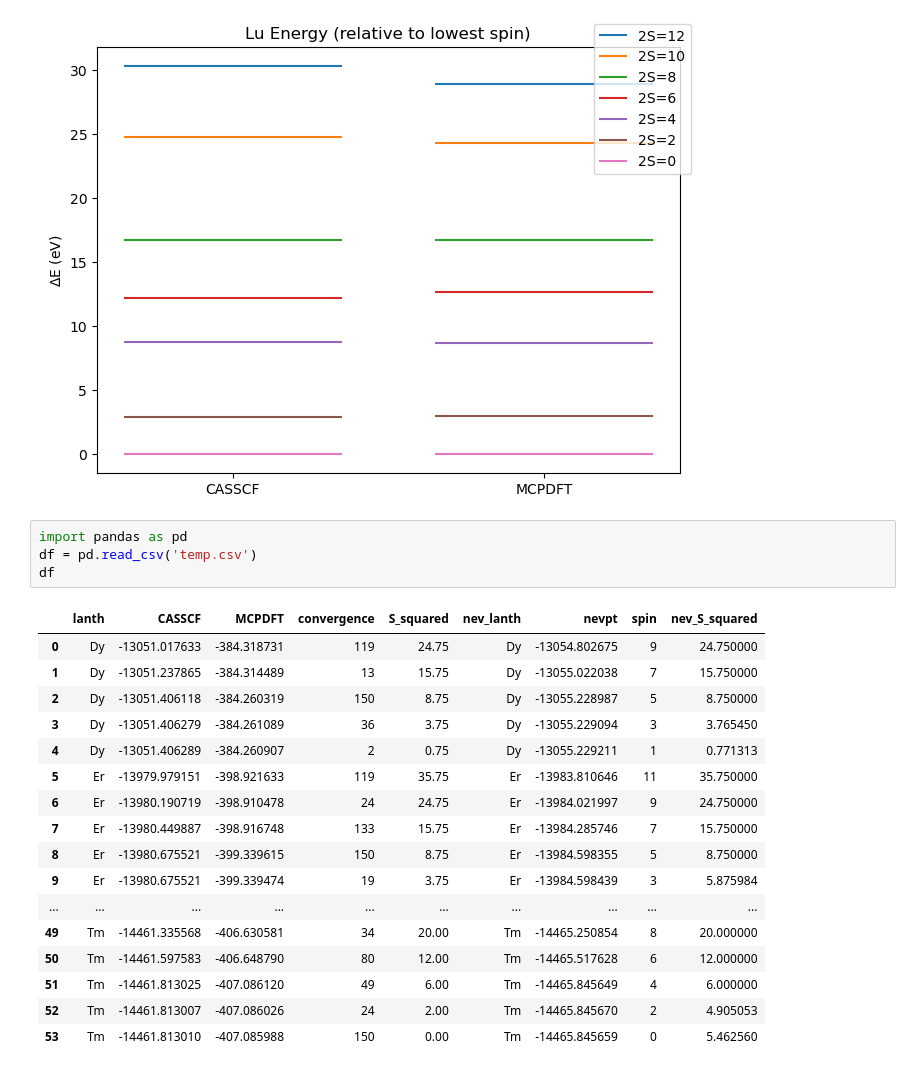
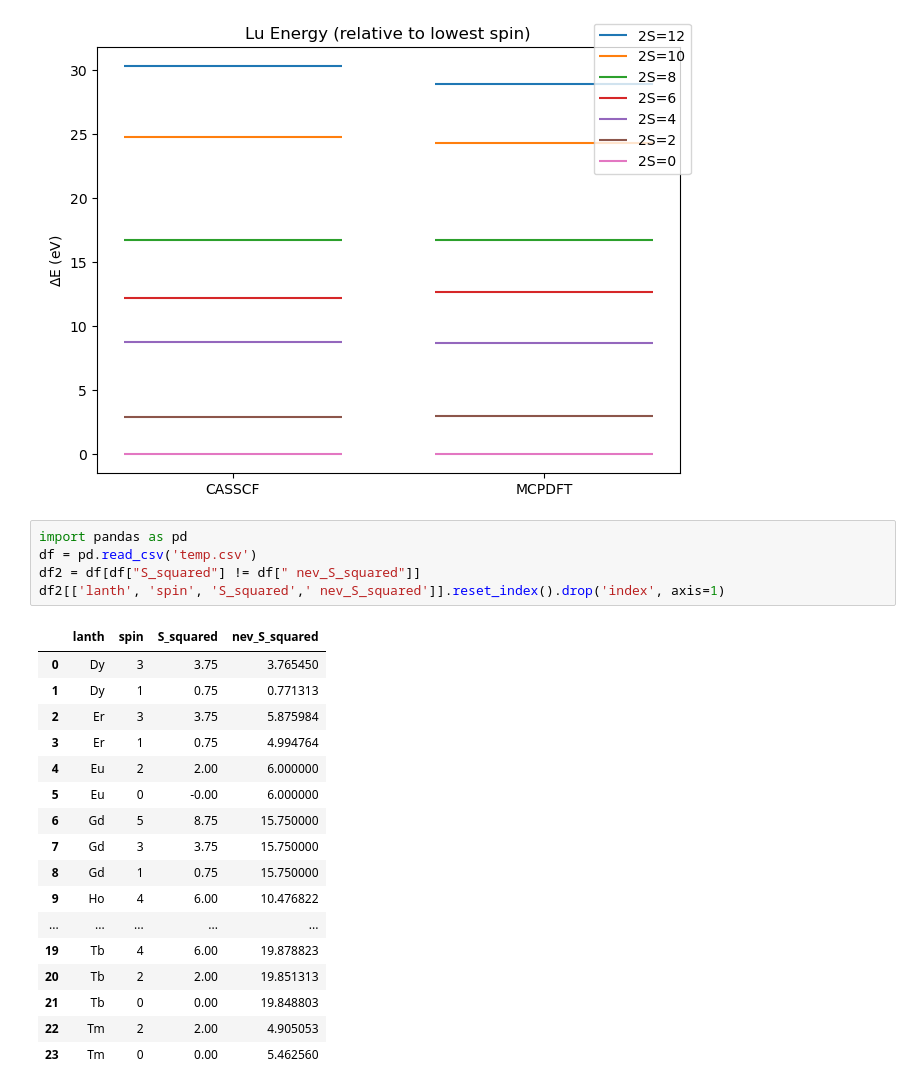
Before and after one commit to joshz793/research-scripts, a Jupyter notebook: spin_ladder/notebook.ipynb, the cells around one changed output. Drawn from its saved outputs; the diff is of its cells as text.

```diff
--- a/spin_ladder/notebook.ipynb
+++ b/spin_ladder/notebook.ipynb
@@ -93,22 +93,23 @@ Text(0.5, 1.0, 'Lu Energy (relative to lowest spin)')
 # %%
 import pandas as pd
 df = pd.read_csv('temp.csv')
-df
+df2 = df[df["S_squared"] != df[" nev_S_squared"]]
+df2[['lanth', 'spin', 'S_squared',' nev_S_squared']].reset_index().drop('index', axis=1)
 # %% [output]
-|  | lanth | CASSCF | MCPDFT | convergence | S_squared | nev_lanth | nevpt | spin | nev_S_squared |
-| 0 | Dy | -13051.017633 | -384.318731 | 119 | 24.75 | Dy | -13054.802675 | 9 | 24.750000 |
-| 1 | Dy | -13051.237865 | -384.314489 | 13 | 15.75 | Dy | -13055.022038 | 7 | 15.750000 |
-| 2 | Dy | -13051.406118 | -384.260319 | 150 | 8.75 | Dy | -13055.228987 | 5 | 8.750000 |
-| 3 | Dy | -13051.406279 | -384.261089 | 36 | 3.75 | Dy | -13055.229094 | 3 | 3.765450 |
-| 4 | Dy | -13051.406289 | -384.260907 | 2 | 0.75 | Dy | -13055.229211 | 1 | 0.771313 |
-| 5 | Er | -13979.979151 | -398.921633 | 119 | 35.75 | Er | -13983.810646 | 11 | 35.750000 |
-| 6 | Er | -13980.190719 | -398.910478 | 24 | 24.75 | Er | -13984.021997 | 9 | 24.750000 |
-| 7 | Er | -13980.449887 | -398.916748 | 133 | 15.75 | Er | -13984.285746 | 7 | 15.750000 |
-| 8 | Er | -13980.675521 | -399.339615 | 150 | 8.75 | Er | -13984.598355 | 5 | 8.750000 |
-| 9 | Er | -13980.675521 | -399.339474 | 19 | 3.75 | Er | -13984.598439 | 3 | 5.875984 |
-| ... | ... | ... | ... | ... | ... | ... | ... | ... | ... |
-| 49 | Tm | -14461.335568 | -406.630581 | 34 | 20.00 | Tm | -14465.250854 | 8 | 20.000000 |
-| 50 | Tm | -14461.597583 | -406.648790 | 80 | 12.00 | Tm | -14465.517628 | 6 | 12.000000 |
-| 51 | Tm | -14461.813025 | -407.086120 | 49 | 6.00 | Tm | -14465.845649 | 4 | 6.000000 |
-| 52 | Tm | -14461.813007 | -407.086026 | 24 | 2.00 | Tm | -14465.845670 | 2 | 4.905053 |
-| 53 | Tm | -14461.813010 | -407.085988 | 150 | 0.00 | Tm | -14465.845659 | 0 | 5.462560 |
+|  | lanth | spin | S_squared | nev_S_squared |
+| 0 | Dy | 3 | 3.75 | 3.765450 |
+| 1 | Dy | 1 | 0.75 | 0.771313 |
+| 2 | Er | 3 | 3.75 | 5.875984 |
+| 3 | Er | 1 | 0.75 | 4.994764 |
+| 4 | Eu | 2 | 2.00 | 6.000000 |
+| 5 | Eu | 0 | -0.00 | 6.000000 |
+| 6 | Gd | 5 | 8.75 | 15.750000 |
+| 7 | Gd | 3 | 3.75 | 15.750000 |
+| 8 | Gd | 1 | 0.75 | 15.750000 |
+| 9 | Ho | 4 | 6.00 | 10.476822 |
+| ... | ... | ... | ... | ... |
+| 19 | Tb | 4 | 6.00 | 19.878823 |
+| 20 | Tb | 2 | 2.00 | 19.851313 |
+| 21 | Tb | 0 | 0.00 | 19.848803 |
+| 22 | Tm | 2 | 2.00 | 4.905053 |
+| 23 | Tm | 0 | 0.00 | 5.462560 |
```
